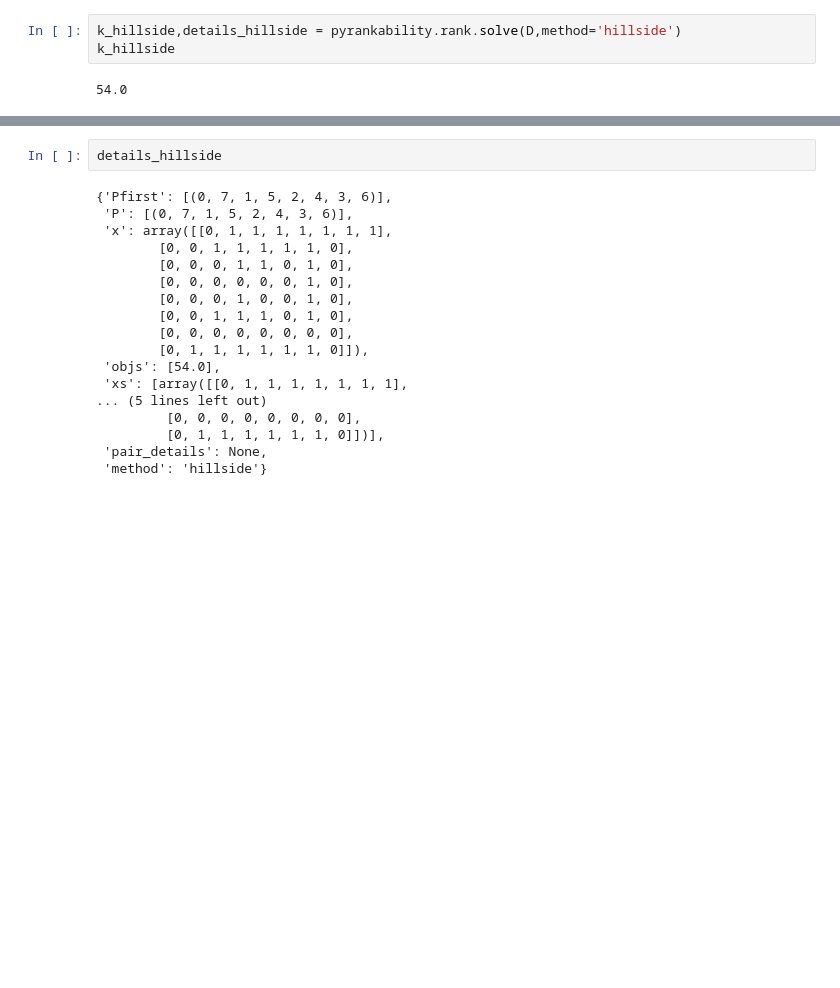
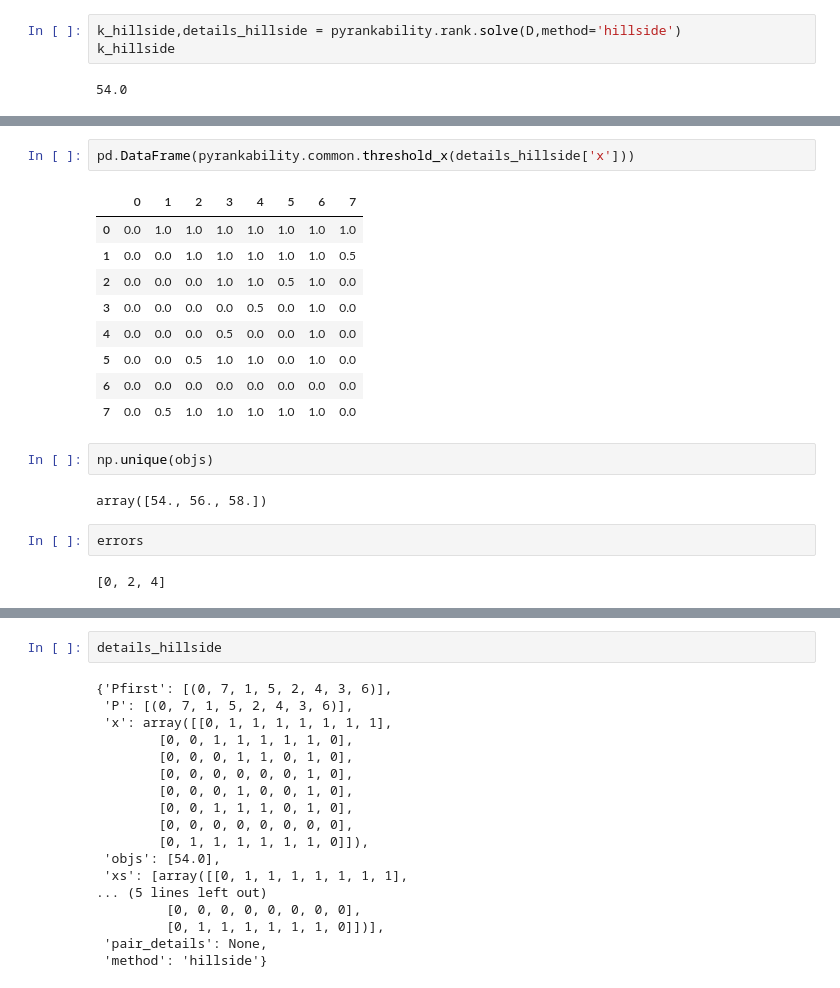
Before and after one commit to IGARDS/ranking_toolbox, a Jupyter notebook: examples.ipynb, the cells around one changed output, grey strips where cells are left out. Cells and saved outputs as stored; diff of their text form; blank space fills up the shorter version.

```diff
--- a/examples.ipynb
+++ b/examples.ipynb
@@ -43,0 +143,20 @@ k_hillside
+# %%
+pd.DataFrame(pyrankability.common.threshold_x(details_hillside['x']))
+# %% [output]
+|  | 0 | 1 | 2 | 3 | 4 | 5 | 6 | 7 |
+| 0 | 0.0 | 1.0 | 1.0 | 1.0 | 1.0 | 1.0 | 1.0 | 1.0 |
+| 1 | 0.0 | 0.0 | 1.0 | 1.0 | 1.0 | 1.0 | 1.0 | 0.5 |
+| 2 | 0.0 | 0.0 | 0.0 | 1.0 | 1.0 | 0.5 | 1.0 | 0.0 |
+| 3 | 0.0 | 0.0 | 0.0 | 0.0 | 0.5 | 0.0 | 1.0 | 0.0 |
+| 4 | 0.0 | 0.0 | 0.0 | 0.5 | 0.0 | 0.0 | 1.0 | 0.0 |
+| 5 | 0.0 | 0.0 | 0.5 | 1.0 | 1.0 | 0.0 | 1.0 | 0.0 |
+| 6 | 0.0 | 0.0 | 0.0 | 0.0 | 0.0 | 0.0 | 0.0 | 0.0 |
+| 7 | 0.0 | 0.5 | 1.0 | 1.0 | 1.0 | 1.0 | 1.0 | 0.0 |
+# %%
+np.unique(objs)
+# %% [output]
+array([54., 56., 58.])
+# %%
+errors
+# %% [output]
+[0, 2, 4]
```
Also changed, not shown: parts of 36 cells of this notebook, 7 other files.
